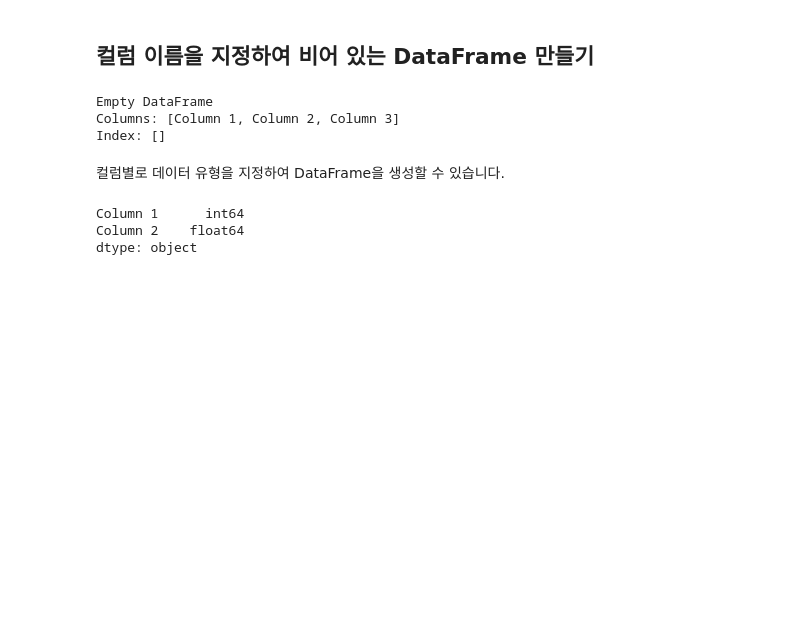
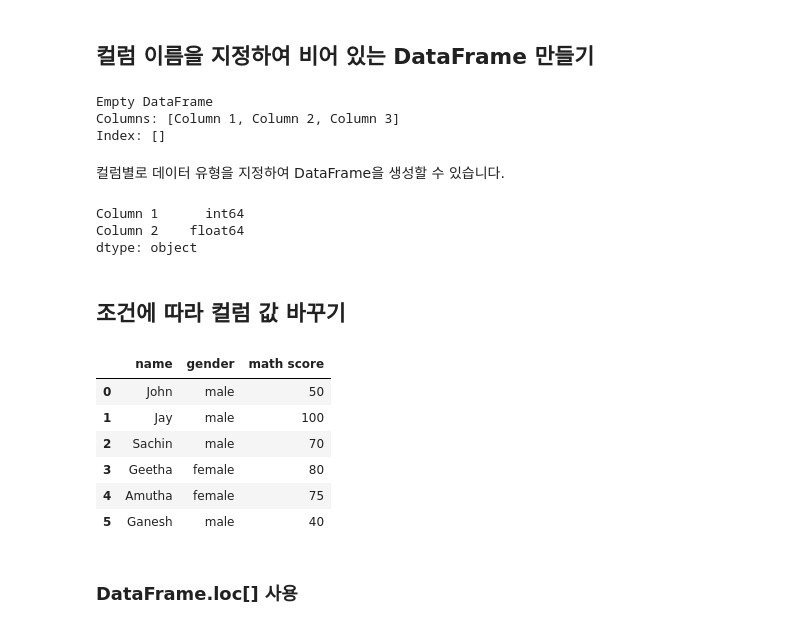
Before and after one commit to trvoid/ml-study, a Jupyter notebook: python-basics/pandas-basics.ipynb, the cells around one changed output. Saved outputs shown, nothing was run; the diff lists cells and outputs as text; code cells hidden in the pictures; blank space fills up the shorter version.

```diff
--- a/python-basics/pandas-basics.ipynb
+++ b/python-basics/pandas-basics.ipynb
@@ -343,3 +343,24 @@ print(df.dtypes)
 Column 1      int64
 Column 2    float64
 dtype: object
+# %% [markdown]
+## 조건에 따라 컬럼 값 바꾸기
+# %%
+Students = {
+    'name': ['John', 'Jay', 'Sachin', 'Geetha', 'Amutha', 'Ganesh']
+    , 'gender': ['male', 'male', 'male', 'female', 'female', 'male']
+    , 'math score': [50, 100, 70, 80, 75, 40]
+}
+
+df = pd.DataFrame(Students)
+df
+# %% [output]
+|  | name | gender | math score |
+| 0 | John | male | 50 |
+| 1 | Jay | male | 100 |
+| 2 | Sachin | male | 70 |
+| 3 | Geetha | female | 80 |
+| 4 | Amutha | female | 75 |
+| 5 | Ganesh | male | 40 |
+# %% [markdown]
+### DataFrame.loc[] 사용
```
Also changed, not shown: parts of 25 cells of this notebook.
